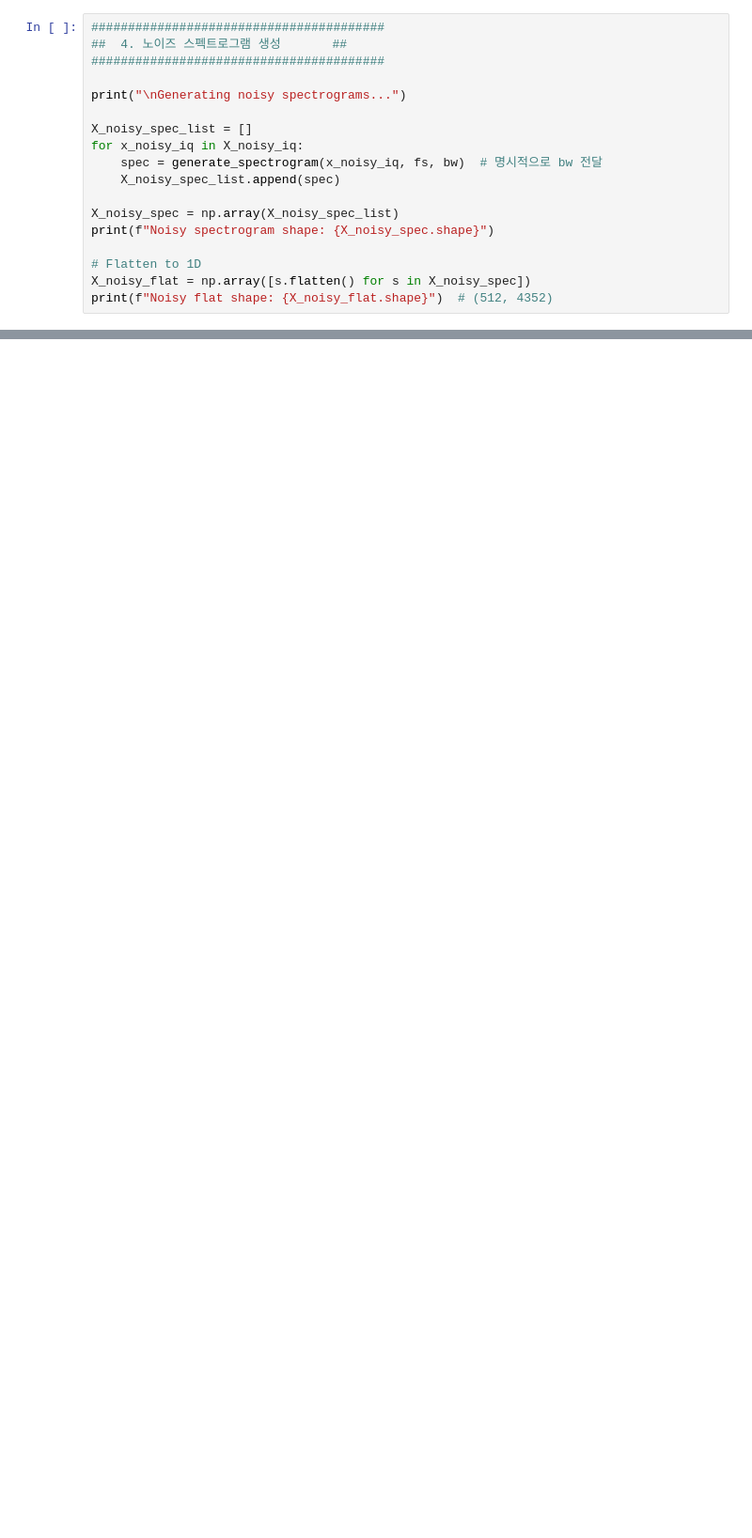
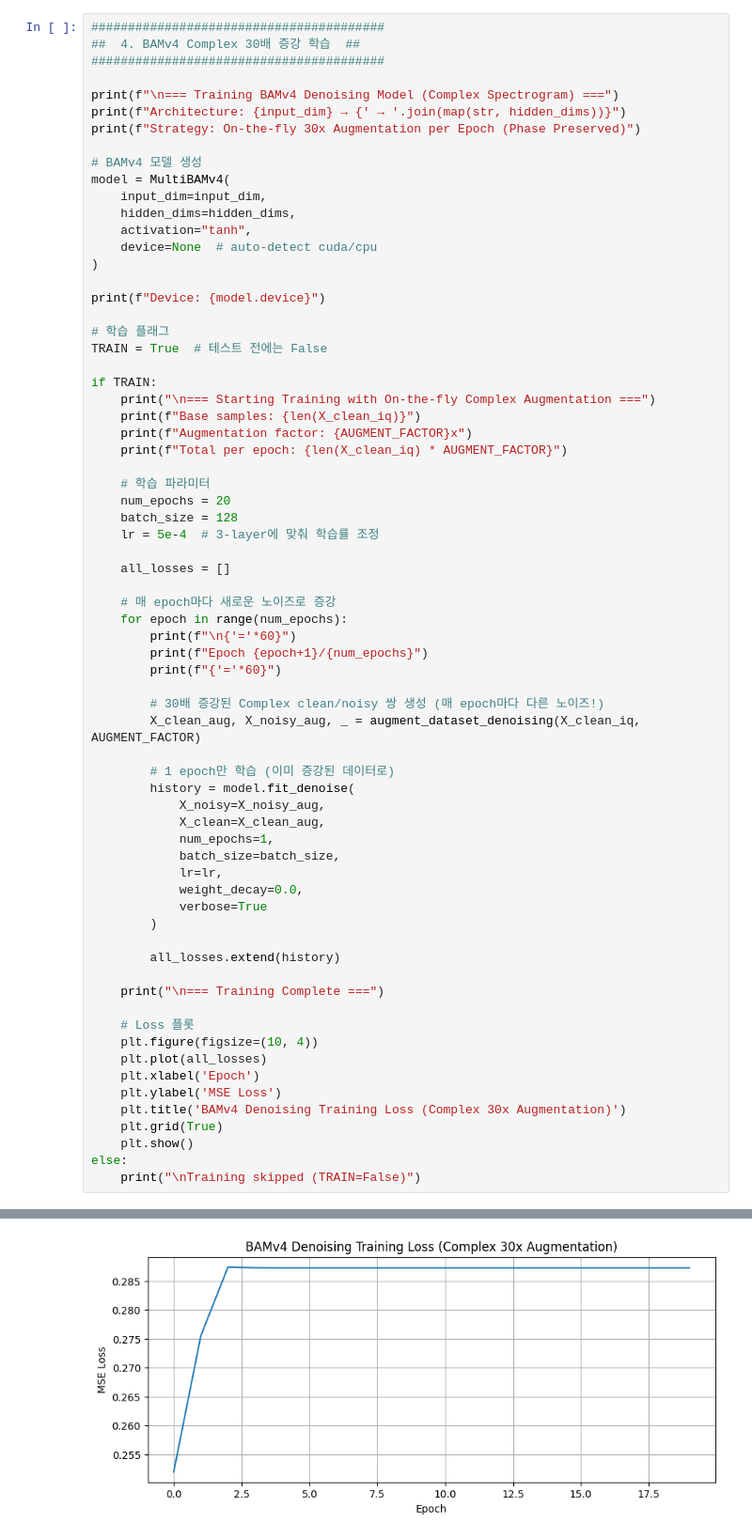
Before and after one commit to gwon9906/LoRa-bam-reconstruction, a Jupyter notebook: Model-experiment-v4/training.ipynb, the cells around one changed output, grey strips where cells are left out. Shown at 94% size. Drawn from its saved outputs; the diff is of its cells as text; blank space fills up the shorter version.

```diff
--- a/Model-experiment-v4/training.ipynb
+++ b/Model-experiment-v4/training.ipynb
@@ -159,18 +198,70 @@ print(f"SNR range used: {min(snr_list)} ~ {max(snr_list)} dB")
 # %%
 ########################################
-##  4. 노이즈 스펙트로그램 생성       ##
+##  4. BAMv4 Complex 30배 증강 학습  ##
 ########################################
 
-print("\nGenerating noisy spectrograms...")
+print(f"\n=== Training BAMv4 Denoising Model (Complex Spectrogram) ===")
+print(f"Architecture: {input_dim} → {' → '.join(map(str, hidden_dims))}")
+print(f"Strategy: On-the-fly 30x Augmentation per Epoch (Phase Preserved)")
 
-X_noisy_spec_list = []
-for x_noisy_iq in X_noisy_iq:
-    spec = generate_spectrogram(x_noisy_iq, fs, bw)  # 명시적으로 bw 전달
-    X_noisy_spec_list.append(spec)
+# BAMv4 모델 생성
+model = MultiBAMv4(
+    input_dim=input_dim,
+    hidden_dims=hidden_dims,
+    activation="tanh",
+    device=None  # auto-detect cuda/cpu
+)
 
-X_noisy_spec = np.array(X_noisy_spec_list)
-print(f"Noisy spectrogram shape: {X_noisy_spec.shape}")
+print(f"Device: {model.device}")
 
-# Flatten to 1D
-X_noisy_flat = np.array([s.flatten() for s in X_noisy_spec])
-print(f"Noisy flat shape: {X_noisy_flat.shape}")  # (512, 4352)
+# 학습 플래그
+TRAIN = True  # 테스트 전에는 False
+
+if TRAIN:
+    print("\n=== Starting Training with On-the-fly Complex Augmentation ===")
+    print(f"Base samples: {len(X_clean_iq)}")
+    print(f"Augmentation factor: {AUGMENT_FACTOR}x")
+    print(f"Total per epoch: {len(X_clean_iq) * AUGMENT_FACTOR}")
+
+    # 학습 파라미터
+    num_epochs = 20
+    batch_size = 128
+    lr = 5e-4  # 3-layer에 맞춰 학습률 조정
+
+    all_losses = []
+
+    # 매 epoch마다 새로운 노이즈로 증강
+    for epoch in range(num_epochs):
+        print(f"\n{'='*60}")
+        print(f"Epoch {epoch+1}/{num_epochs}")
+        print(f"{'='*60}")
+
+        # 30배 증강된 Complex clean/noisy 쌍 생성 (매 epoch마다 다른 노이즈!)
+        X_clean_aug, X_noisy_aug, _ = augment_dataset_denoising(X_clean_iq, AUGMENT_FACTOR)
+
+        # 1 epoch만 학습 (이미 증강된 데이터로)
+        history = model.fit_denoise(
+            X_noisy=X_noisy_aug,
+            X_clean=X_clean_aug,
+            num_epochs=1,
+            batch_size=batch_size,
+            lr=lr,
+            weight_decay=0.0,
+            verbose=True
+        )
+
+        all_losses.extend(history)
+
+    print("\n=== Training Complete ===")
+
+    # Loss 플롯
+    plt.figure(figsize=(10, 4))
+    plt.plot(all_losses)
+    plt.xlabel('Epoch')
+    plt.ylabel('MSE Loss')
+    plt.title('BAMv4 Denoising Training Loss (Complex 30x Augmentation)')
+    plt.grid(True)
+    plt.show()
+else:
+    print("\nTraining skipped (TRAIN=False)")
+# %% [output]
@@ -176,0 +285 @@ print(f"Noisy flat shape: {X_noisy_flat.shape}")  # (512, 4352)
+[figure, added]
```
Also changed, not shown: parts of 12 cells of this notebook, 4 other files.
